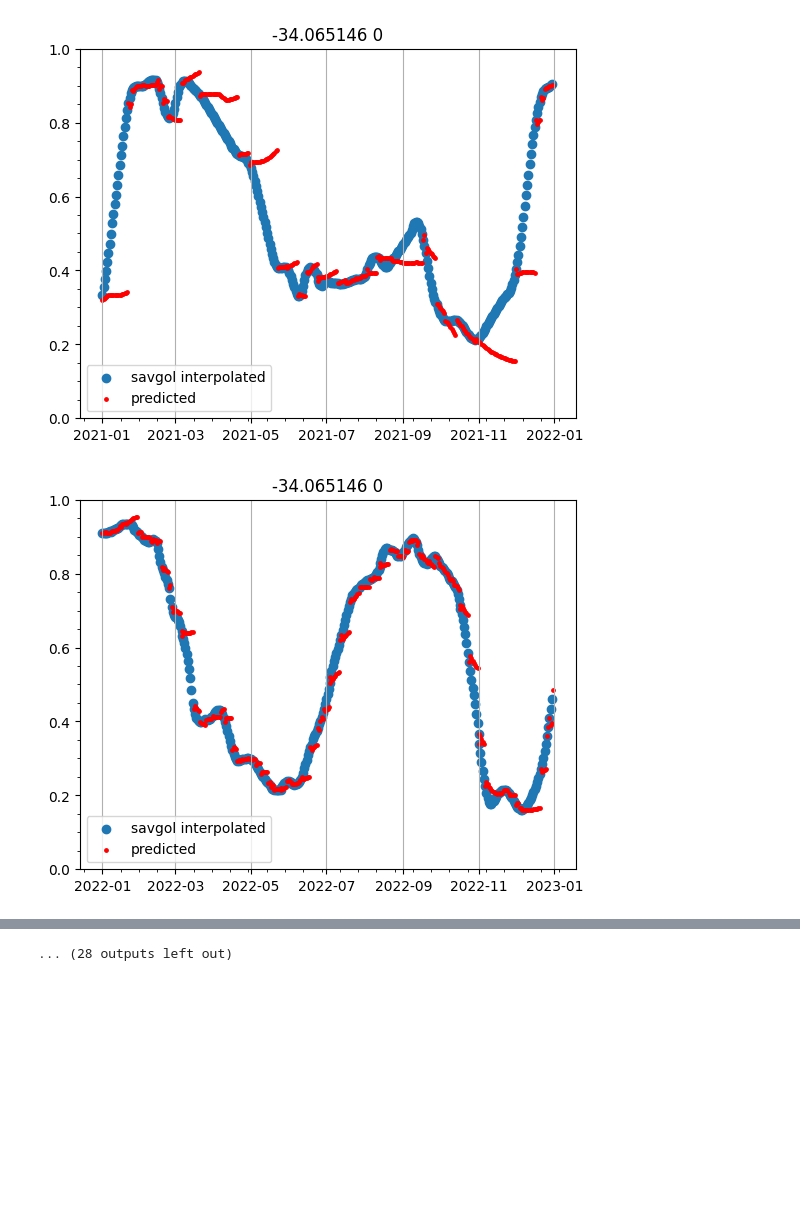
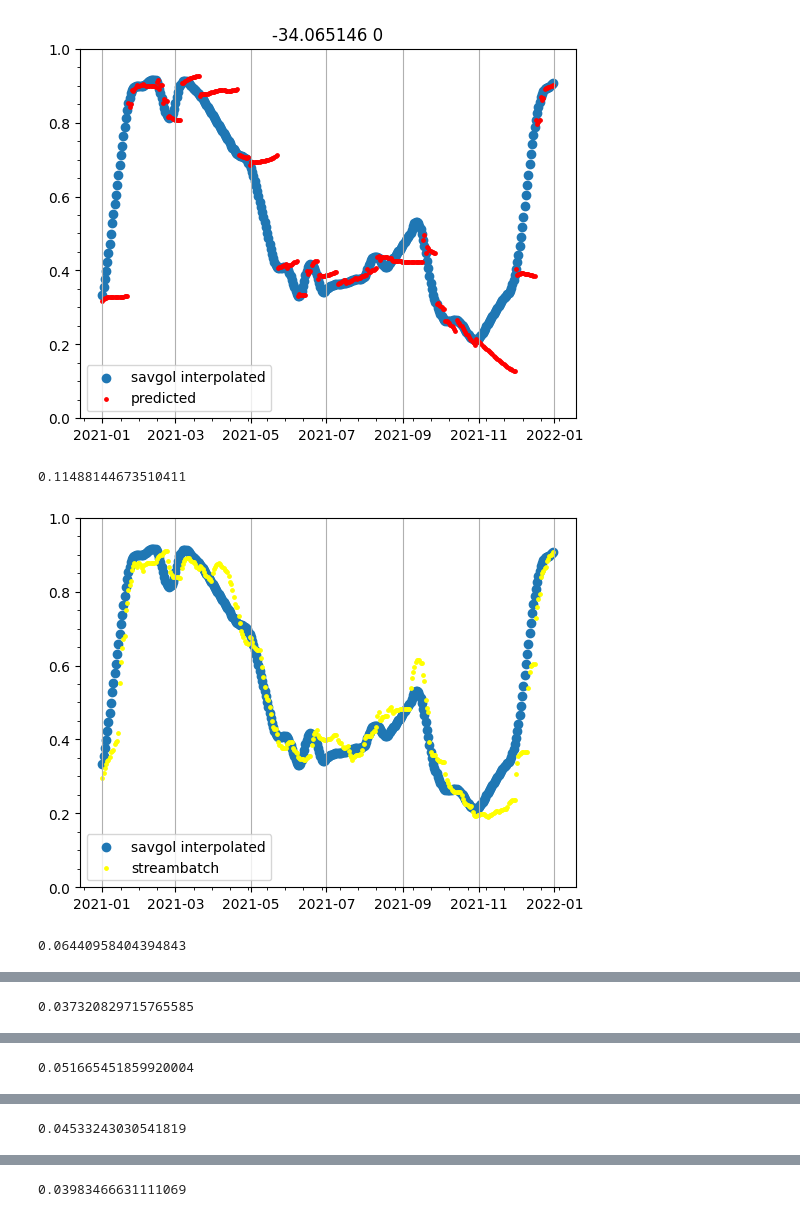
Before and after one commit to tammer/notebooks, a Jupyter notebook: predict2.ipynb, the cells around one changed output, grey strips where cells are left out. Drawn from its saved outputs; the diff is of its cells as text; code cells hidden in the pictures; blank space fills up the shorter version.

```diff
--- a/predict2.ipynb
+++ b/predict2.ipynb
@@ -41,11 +41,25 @@ def predict(historical_data, date):
 
     guess = yesterday + delta
     return guess
+# %%
+# get the streambatch NDVI data
+
+file_name = 'data/qa_queries_V28.parquet'
+df = pd.read_parquet(file_name)
+df = df.sort_values(by=['lat', 'time'])
+# slice off all rows where ndvi.streambatch is not nan
+sb = df[df['ndvi.streambatch'].notnull()]
+# remove all columns except time, lat, ndvi.streambatch
+sb = sb[['time', 'lat', 'ndvi.streambatch']]
+# sort by lat, time
+sb = sb.sort_values(by=['lat', 'time'])
+# reset index
+sb = sb.reset_index(drop=True)
 # %%
 import matplotlib.pyplot as plt
 
 def make_plot(this,pure1,ds,de,nn):
-    this1 = this[ds:de]
+    this1 = this[ds:de+1]
     # pure1 = pure[(pure['time'] >= start_date) & (pure['time'] <= end_date)]
     plt.title(str(lats[where]) + ' ' + str(where))
     plt.ylim(0, 1.0)
@@ -55,6 +69,16 @@ def make_plot(this,pure1,ds,de,nn):
     # plots s2l8['ndvi'] vs time
     # plt.scatter(pure1['time'], pure1['ndvi'], label='s2l8')
     # add vertical grid lines
+    plt.grid(axis='x')
+    # add minor vertical grid lines
+    plt.minorticks_on()
+    plt.legend()
+    plt.show()
+
+def plot_sb(this, sb):
+    plt.ylim(0, 1.0)
+    plt.scatter(this['time'], this['ndvi_smoothed'], label='savgol interpolated')
+    plt.scatter(sb['time'], sb['ndvi.streambatch'], label='streambatch',s=6,color='yellow')
     plt.grid(axis='x')
     # add minor vertical grid lines
     plt.minorticks_on()
@@ -80,35 +104,70 @@ def extrapolate(pure,this,start_date,end_date):
             # reset the "current" version of historical data can be savgol output
             current = this[:i]
             current = current.drop(['lat','ndvi'], axis=1)
         else:
             # we need to predict
             prediction = predict(current,date)
             # prediction = 1.
             # add prediction to nn
             x = {'time':date, 'ndvi_smoothed':prediction}
             nn = pd.concat([nn, pd.DataFrame(x, index=[0])], ignore_index=True)
             # update current_feature
             current = pd.concat([current, pd.DataFrame(x, index=[0])], ignore_index=True)
-    make_plot(this,pure[(pure['time'] >= start_date) & (pure['time'] <= end_date)],ds,de,nn)
+    pure1 = pure[(pure['time'] >= start_date) & (pure['time'] <= end_date)]
+    make_plot(this,pure1,ds,de,nn)
+    rmse = np.sqrt(np.mean(np.square(this['ndvi_smoothed'][ds:de+1].values-nn['ndvi_smoothed'].values)))
+    return rmse
+
+
 
 # data = pd.read_parquet('data/training.parquet')
 data = pd.read_parquet('data/savgol.parquet')
 lats = data['lat'].unique()
 
 # load the pure Sentinel2/Landsat data
 s2l8 = pd.read_parquet('data/s2l8.parquet')
 
 
 start_date1 = '2021-01-01'
 end_date1 = '2021-12-31'
 start_date2 = '2022-01-01'
 end_date2 = '2022-12-31'
 
+rmse = []
+sb_rmse = []
 for where in range(0,20):
     pure = s2l8[s2l8['lat'] == lats[where]]
     this = data[data['lat'] == lats[where]]
-    extrapolate(pure,this,start_date1,end_date1)
-    extrapolate(pure,this,start_date2,end_date2)
+    sb1 = sb[(sb['lat'] == lats[where]) & (sb['time'] >= start_date1) & (sb['time'] <= end_date1)]
+    sb2 = sb[(sb['lat'] == lats[where]) & (sb['time'] >= start_date2) & (sb['time'] <= end_date2)]
+    rmse.append(extrapolate(pure,this,start_date1,end_date1))
+    print(rmse[-1])
+    plot_sb(this[(this['time'] >= start_date1) & (this['time'] <= end_date1)],sb1)
+
+    ds = this.loc[this['time'] == start_date1].index.values[0]
+    de = this.loc[this['time'] == end_date1].index.values[0]
+    sb_rmse.append(np.sqrt(np.mean(np.square(this['ndvi_smoothed'][ds:de+1].values-sb1['ndvi.streambatch'].values))))
+    print(sb_rmse[-1])
+
+    rmse.append(extrapolate(pure,this,start_date2,end_date2))
+    print(rmse[-1])
+
+    plot_sb(this[(this['time'] >= start_date2) & (this['time'] <= end_date2)],sb2)
+    ds = this.loc[this['time'] == start_date2].index.values[0]
+    de = this.loc[this['time'] == end_date2].index.values[0]
+    sb_rmse.append(np.sqrt(np.mean(np.square(this['ndvi_smoothed'][ds:de+1].values-sb2['ndvi.streambatch'].values))))
+    print(sb_rmse[-1])
+
+
+
+
+rmse = np.array(rmse)
+sb_rmse = np.array(sb_rmse)
+
+print(f"mean rmse: {np.mean(rmse)}")
+print(f"mean sb_rmse: {np.mean(sb_rmse)}")
 # %% [output]
-[figure, old version]
+[figure, new version]
+0.11488144673510411
-[figure, old version]
+[figure, new version]
+0.06440958404394843
@@ -115,0 +175 @@ for where in range(0,20):
+0.037320829715765585
@@ -116,0 +177 @@ for where in range(0,20):
+0.051665451859920004
@@ -117,0 +179 @@ for where in range(0,20):
+0.04533243030541819
@@ -125 +181 @@ for where in range(0,20):
-... (28 outputs left out)
+0.03983466631111069
```
Also changed, not shown: parts of 1 cell of this notebook.
